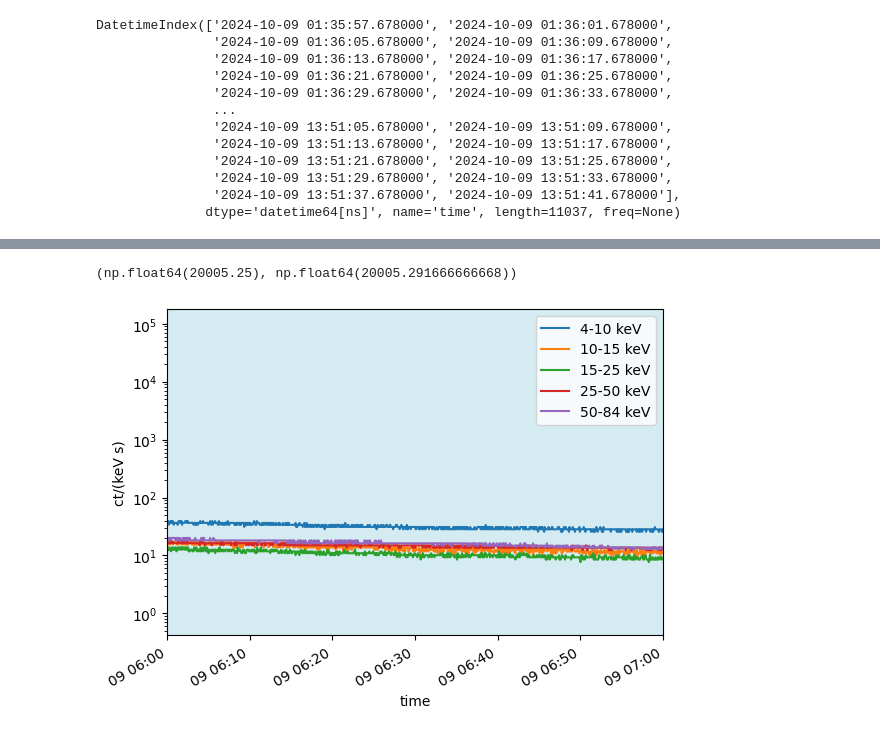
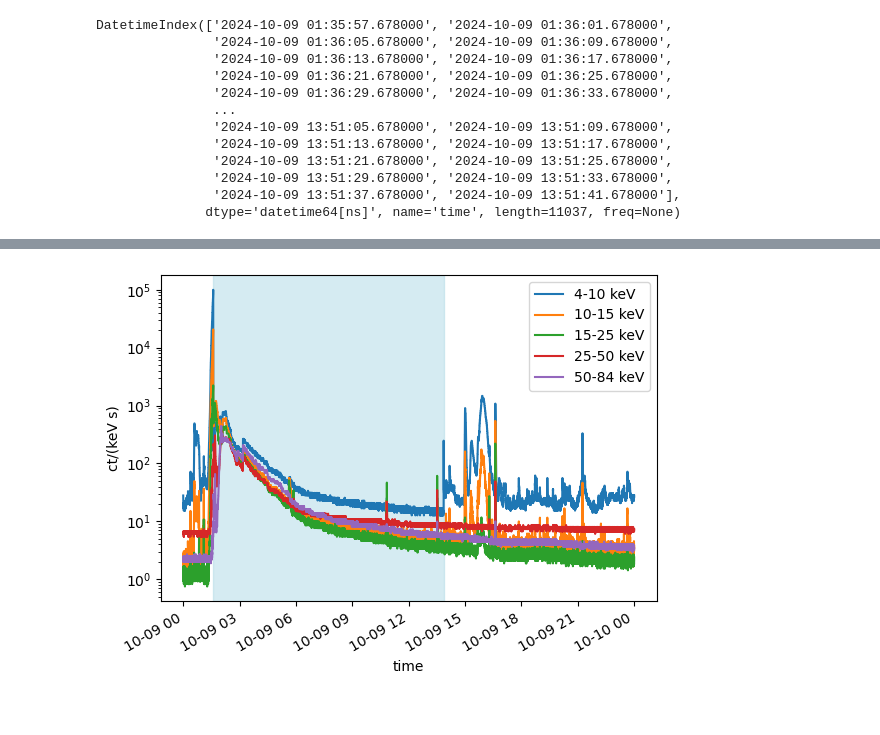
Before and after one commit to dearbhailom/solar-orbiter-flare-statistics, a Jupyter notebook: notebooks/Plot flare function.ipynb, the cells around one changed output, grey strips where cells are left out. Drawn from its saved outputs; the diff is of its cells as text; code cells hidden in the pictures.

```diff
--- a/notebooks/Plot flare function.ipynb
+++ b/notebooks/Plot flare function.ipynb
@@ -287,17 +296,16 @@ start_end = list(zip(starts, ends))
 # %%
 fig, ax = plt.subplots()
 ax.set_yscale('log')
 ax.set_ylabel('ct/(keV s)')
 small_stix_df.plot(ax=ax, y='4-10 keV')
 small_stix_df.plot(ax=ax, y='10-15 keV')
 small_stix_df.plot(ax=ax, y='15-25 keV')
 small_stix_df.plot(ax=ax, y='25-50 keV')
 small_stix_df.plot(ax=ax, y='50-84 keV')
 
 for pair in start_end:
     plt.axvspan(small_stix_df.index[pair[0]], small_stix_df.index[pair[1]], color='lightblue', alpha=0.5)
 
-plt.xlim(dt.datetime(2024, 10, 9, 6), dt.datetime(2024, 10, 9, 7))
+#attenuator on continuously from 1:35 to 13:51 after largest flare?
 # %% [output]
-(np.float64(20005.25), np.float64(20005.291666666668))
-[figure, old version]
+[figure, new version]
```
Also changed, not shown: parts of 9 cells of this notebook, 5 other files.
